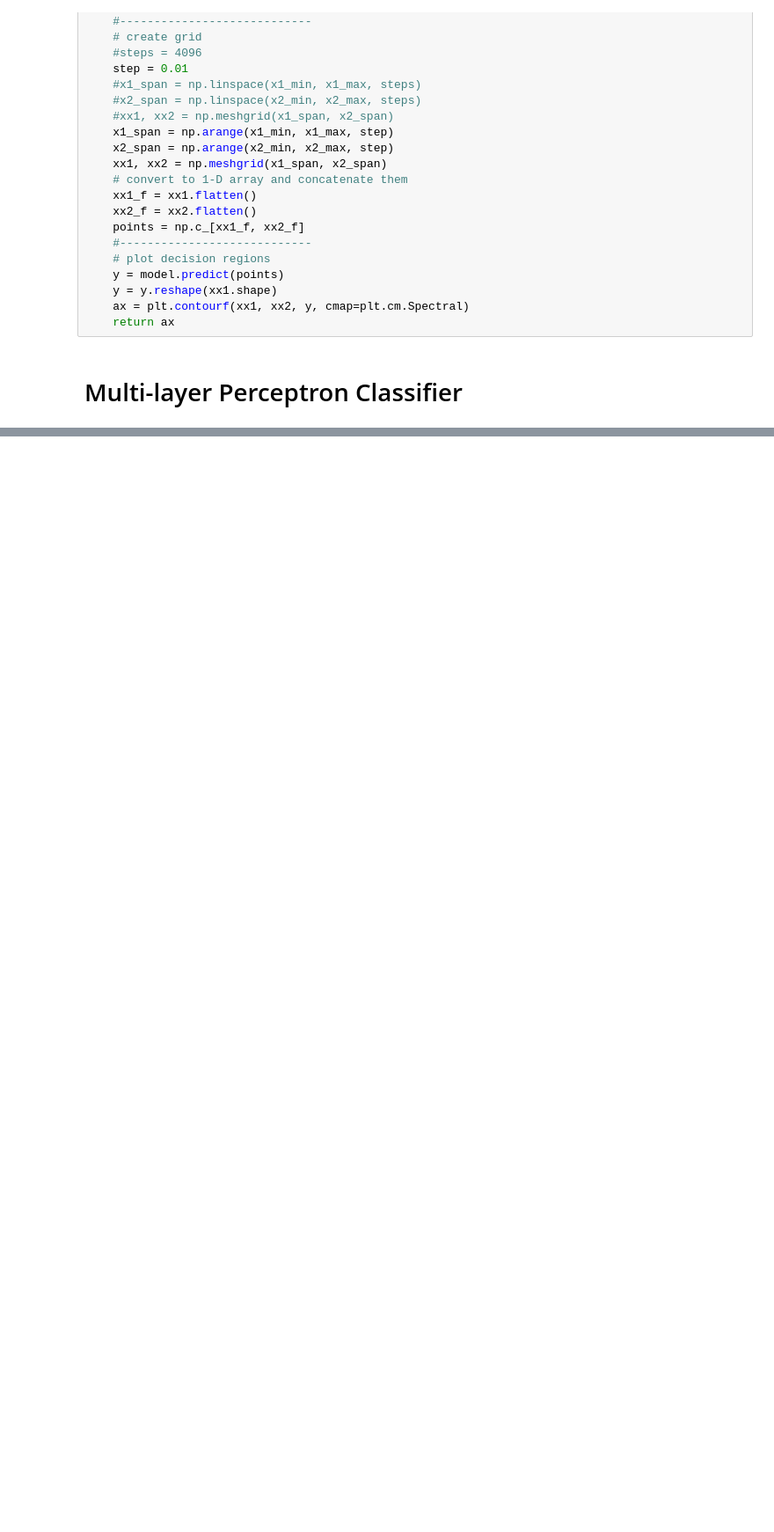
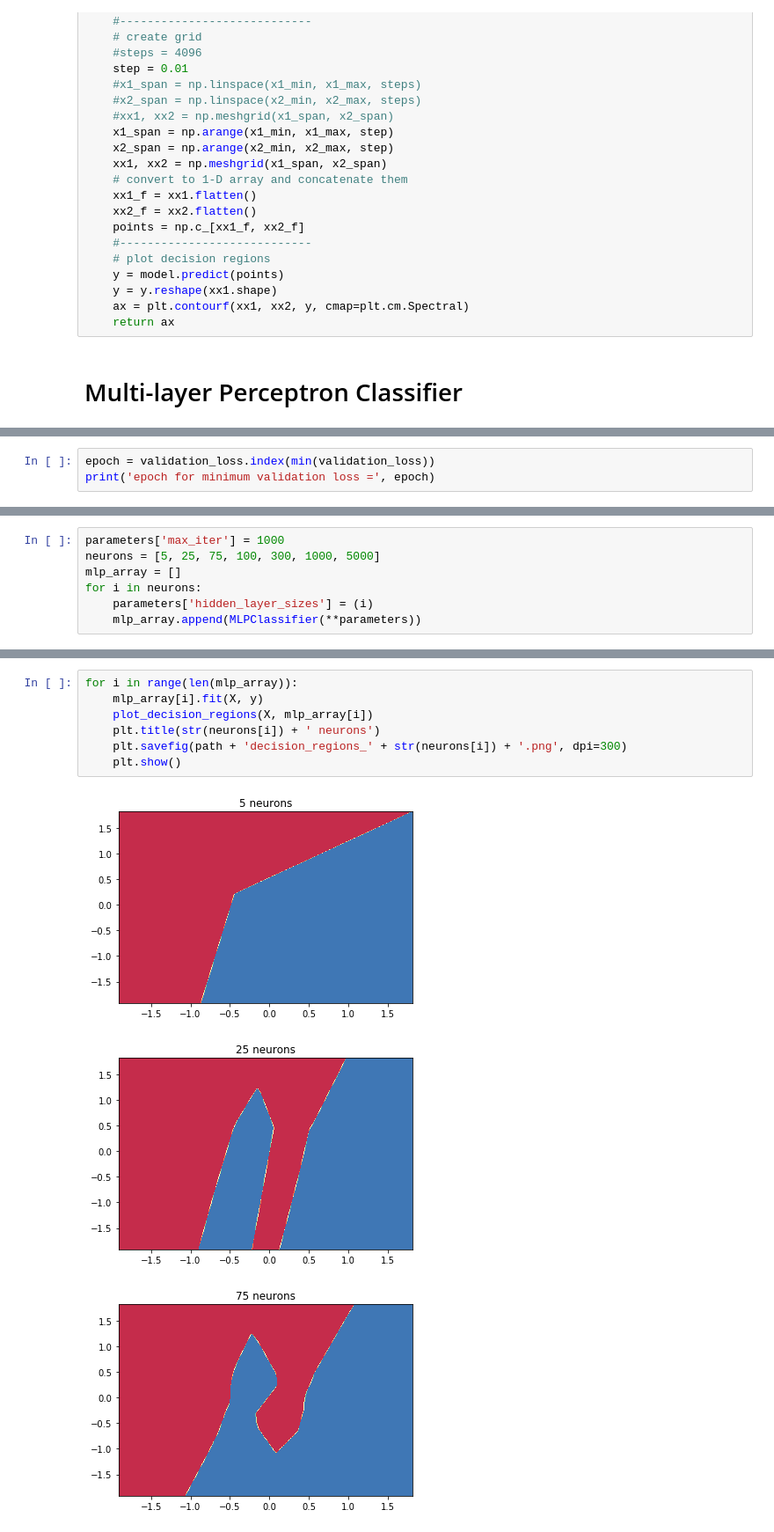
Before and after one commit to ito-rafael/IA006C-MachineLearning, a Jupyter notebook: efc3/notebooks/MLP.ipynb, the cells around one changed output, grey strips where cells are left out. Shown at 88% size. Cells and saved outputs as stored; diff of their text form; blank space fills up the shorter version.

```diff
--- a/efc3/notebooks/MLP.ipynb
+++ b/efc3/notebooks/MLP.ipynb
@@ -215,0 +217,3 @@ plot_decision_regions(X, clf)
+# %%
+epoch = validation_loss.index(min(validation_loss))
+print('epoch for minimum validation loss =', epoch)
@@ -217,0 +243,7 @@ clf.score(Xt, yt)
+# %%
+parameters['max_iter'] = 1000
+neurons = [5, 25, 75, 100, 300, 1000, 5000]
+mlp_array = []
+for i in neurons:
+    parameters['hidden_layer_sizes'] = (i)
+    mlp_array.append(MLPClassifier(**parameters))
@@ -217,0 +252,11 @@ clf.score(Xt, yt)
+# %%
+for i in range(len(mlp_array)):
+    mlp_array[i].fit(X, y)
+    plot_decision_regions(X, mlp_array[i])
+    plt.title(str(neurons[i]) + ' neurons')
+    plt.savefig(path + 'decision_regions_' + str(neurons[i]) + '.png', dpi=300)
+    plt.show()
+# %% [output]
+[figure, added]
+[figure, added]
+[figure, added]
```
Also changed, not shown: parts of 42 cells of this notebook, 17 other files.
